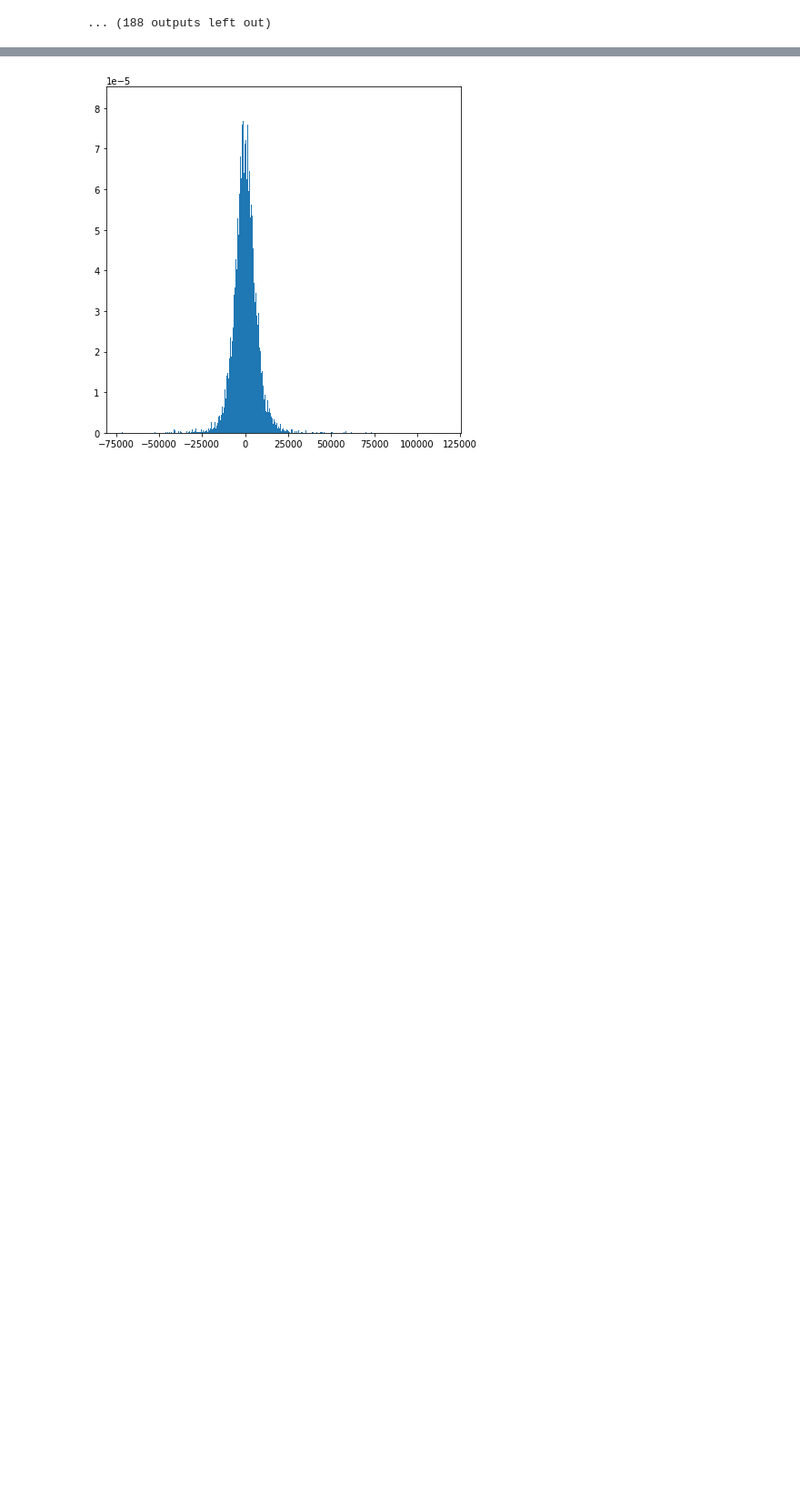
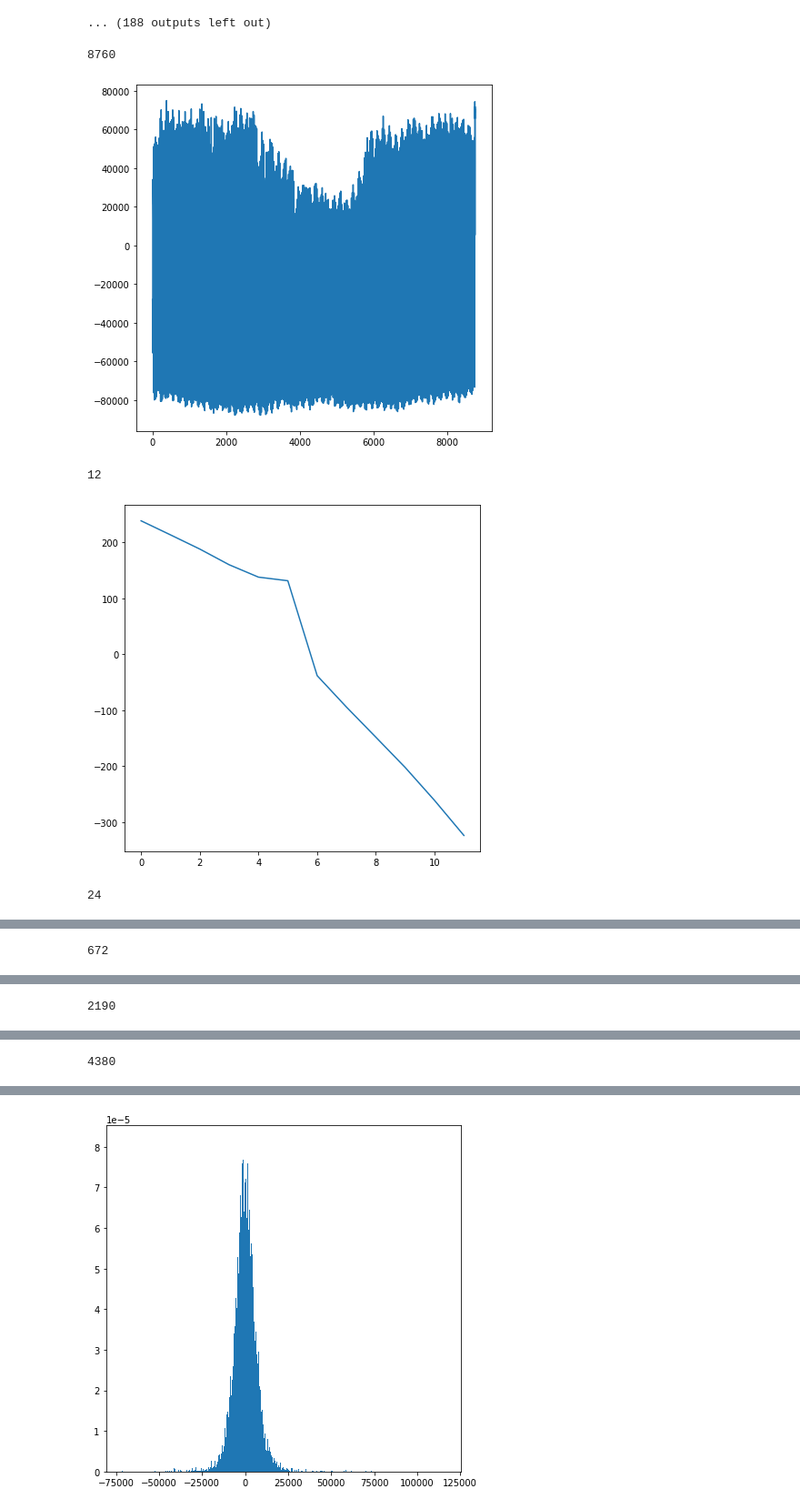
Before and after one commit to 0dminnimda/NTO_bigdata_2022_final, a Jupyter notebook: Baseline.ipynb, the cells around one changed output, grey strips where cells are left out. Shown at 91% size. Drawn from its saved outputs; the diff is of its cells as text; code cells hidden in the pictures; blank space fills up the shorter version.

```diff
--- a/Baseline.ipynb
+++ b/Baseline.ipynb
@@ -193,6 +201,7 @@ plt.plot(train["total"])
 # %%
 values = train["total"]
 periods = ["24*365", "12", "24", "24*7*4", "24*365//4", "24*365//2"]
+old_seasonals = {n: [] for n in periods}
 for period in periods*20:# + periods[::-1] + periods:
     print(period)
     decomposed = my_decompose(values, period)
@@ -201,9 +210,20 @@ for period in periods*20:# + periods[::-1] + periods:
     # plt.show()
 
     values -= decomposed.seasonal
+    old_seasonals[period].append(decomposed.seasonal)
 
     plt.plot(values)
     plt.show()
+
+seasonals = dict()
+for period, seasonal in old_seasonals.items():
+    period = eval(period)
+    seasonal = np.sum(seasonal, axis=0)
+
+    sections = np.split(seasonal, range(period, len(seasonal) - len(seasonal)%period, period))
+    if len(sections[-1]) != period:
+        del sections[-1]
+    seasonals[period] = np.mean(sections, axis=0)
 # %% [output]
 24*365
 [figure]
@@ -218,3 +238,14 @@ for period in periods*20:# + periods[::-1] + periods:
 24*365//2
 [figure]
 ... (188 outputs left out)
+# %%
+for period, seasonal in seasonals.items():
+    print(period)
+    plt.plot(seasonal)
+    plt.show()
+# %% [output]
+8760
+[figure, added]
+12
+[figure, added]
+24
@@ -220,0 +253 @@ for period in periods*20:# + periods[::-1] + periods:
+672
@@ -220,0 +255 @@ for period in periods*20:# + periods[::-1] + periods:
+2190
@@ -220,0 +257 @@ for period in periods*20:# + periods[::-1] + periods:
+4380
```
Also changed, not shown: parts of 45 cells of this notebook.
